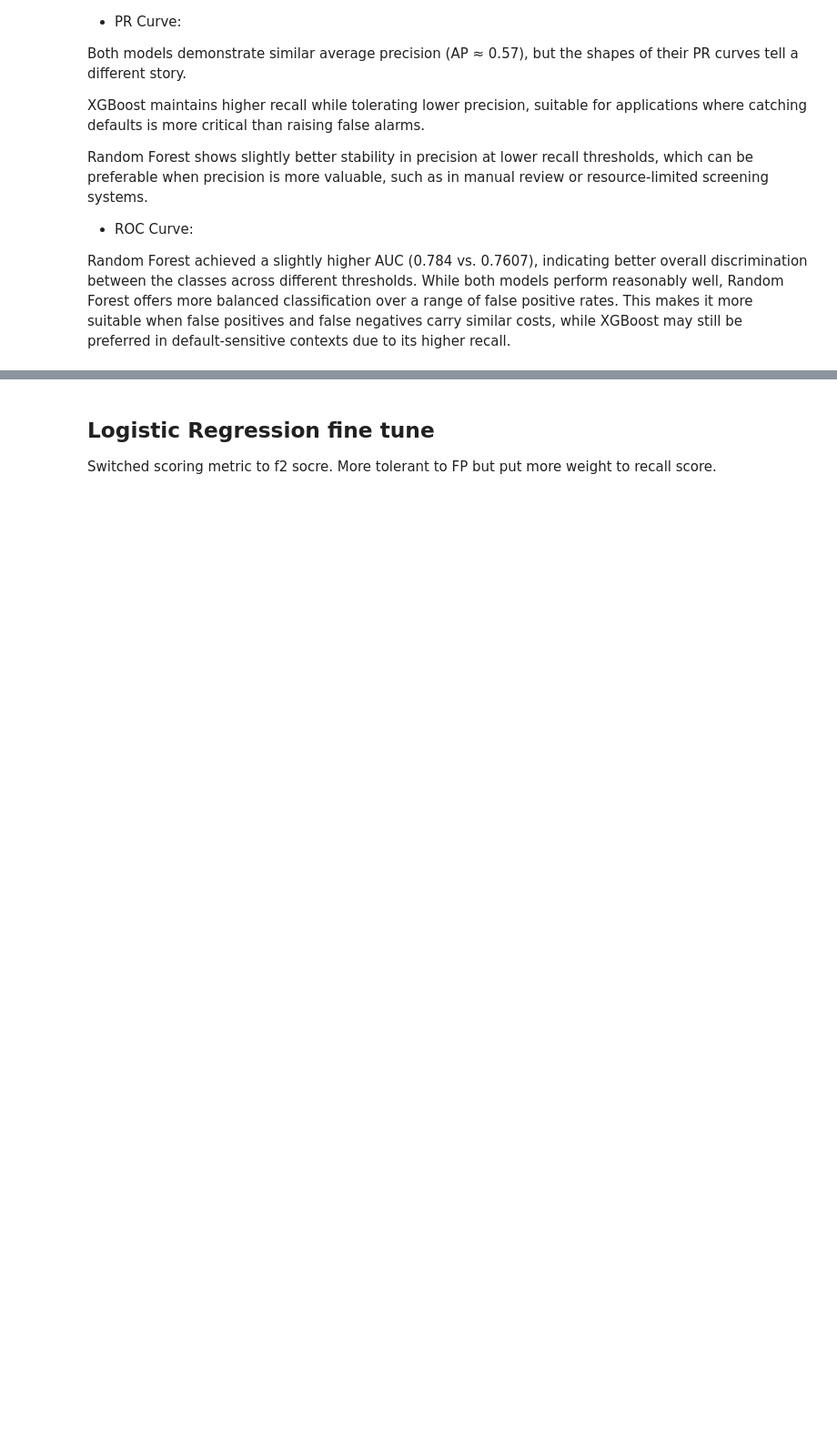
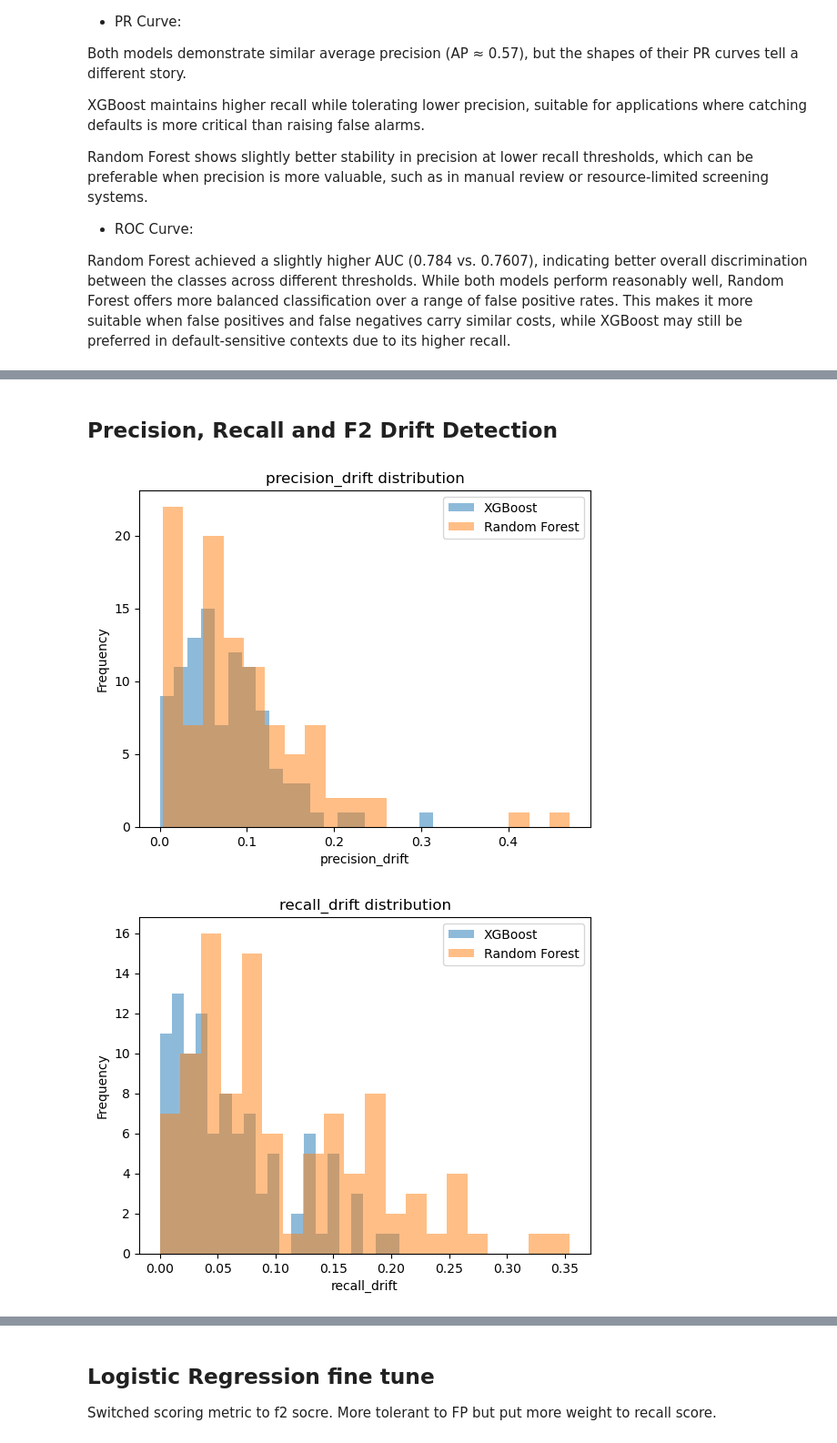
Before and after one commit to gracez-20/credit_risk_predictor, a Jupyter notebook: notebooks/2_modeling_pipeline.ipynb, the cells around one changed output, grey strips where cells are left out. Shown at 91% size. Drawn from its saved outputs; the diff is of its cells as text; code cells hidden in the pictures; blank space fills up the shorter version.

```diff
--- a/notebooks/2_modeling_pipeline.ipynb
+++ b/notebooks/2_modeling_pipeline.ipynb
@@ -701,0 +608,2 @@ Random Forest achieved a slightly higher AUC (0.784 vs. 0.7607), indicating bett
+# %% [markdown]
+## Precision, Recall and F2 Drift Detection
@@ -701,0 +647,24 @@ Random Forest achieved a slightly higher AUC (0.784 vs. 0.7607), indicating bett
+# %%
+y_true_reset = y_test.reset_index(drop=True)
+y_pred_xgb_reset = pd.Series(y_pred_xgb).reset_index(drop=True)
+y_pred_rf_reset = pd.Series(y_pred_rf).reset_index(drop=True)
+
+# XGBoost
+xgb_drift_df = compute_drift(y_true_reset, y_pred_xgb_reset)
+
+# Random Forest
+rf_drift_df = compute_drift(y_true_reset, y_pred_rf_reset)
+# %%
+metrics = ['precision_drift', 'recall_drift', 'f2_drift']
+
+for metric in metrics:
+    plt.hist(xgb_drift_df[metric], bins=20, alpha=0.5, label='XGBoost')
+    plt.hist(rf_drift_df[metric], bins=20, alpha=0.5, label='Random Forest')
+    plt.title(f'{metric} distribution')
+    plt.xlabel(metric)
+    plt.ylabel('Frequency')
+    plt.legend()
+    plt.show()
+# %% [output]
+[figure, added]
+[figure, added]
```
Also changed, not shown: parts of 42 cells of this notebook.
